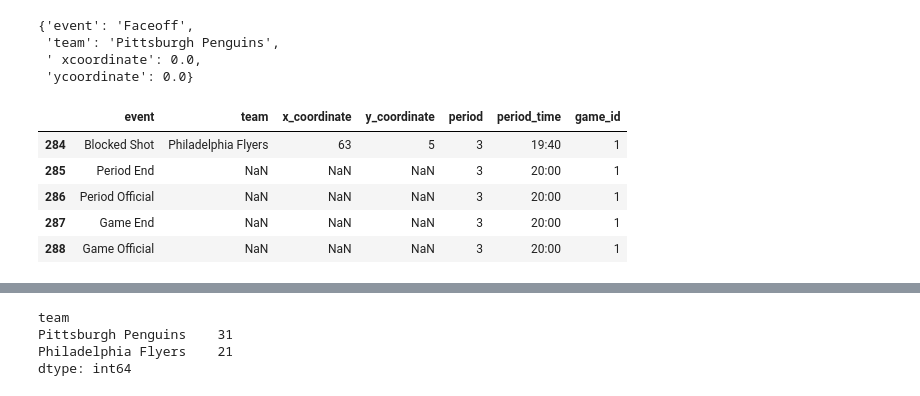
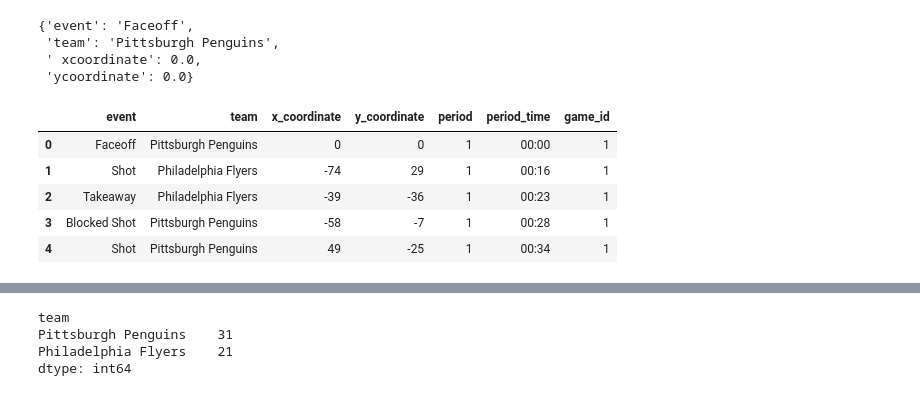
Before and after one commit to RazyChristmas/NHL_predictor, a Jupyter notebook: scrapping data.ipynb, the cells around one changed output, grey strips where cells are left out. Saved outputs shown, nothing was run; the diff lists cells and outputs as text; code cells hidden in the pictures.

```diff
--- a/scrapping data.ipynb
+++ b/scrapping data.ipynb
@@ -140,12 +140,12 @@ for i in range(3,len(test_1),1):
 # %%
-game_1.tail()
+game_1.head()
 # %% [output]
 |  | event | team | x_coordinate | y_coordinate | period | period_time | game_id |
-| 284 | Blocked Shot | Philadelphia Flyers | 63 | 5 | 3 | 19:40 | 1 |
-| 285 | Period End | NaN | NaN | NaN | 3 | 20:00 | 1 |
-| 286 | Period Official | NaN | NaN | NaN | 3 | 20:00 | 1 |
-| 287 | Game End | NaN | NaN | NaN | 3 | 20:00 | 1 |
-| 288 | Game Official | NaN | NaN | NaN | 3 | 20:00 | 1 |
+| 0 | Faceoff | Pittsburgh Penguins | 0 | 0 | 1 | 00:00 | 1 |
+| 1 | Shot | Philadelphia Flyers | -74 | 29 | 1 | 00:16 | 1 |
+| 2 | Takeaway | Philadelphia Flyers | -39 | -36 | 1 | 00:23 | 1 |
+| 3 | Blocked Shot | Pittsburgh Penguins | -58 | -7 | 1 | 00:28 | 1 |
+| 4 | Shot | Pittsburgh Penguins | 49 | -25 | 1 | 00:34 | 1 |
 # %%
 game_1.value_counts('event')
 # %% [output]
```
Also changed, not shown: parts of 21 cells of this notebook.
